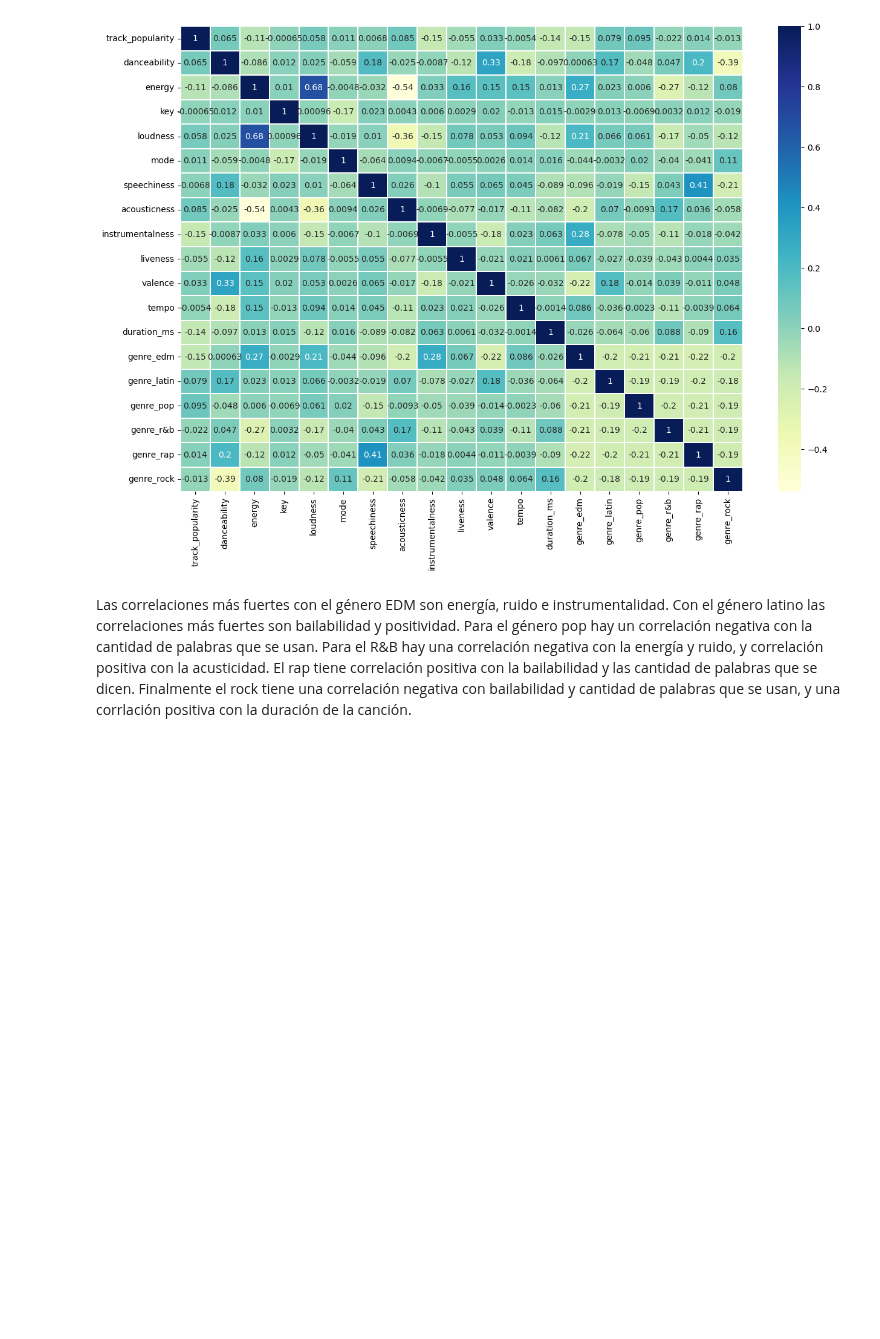
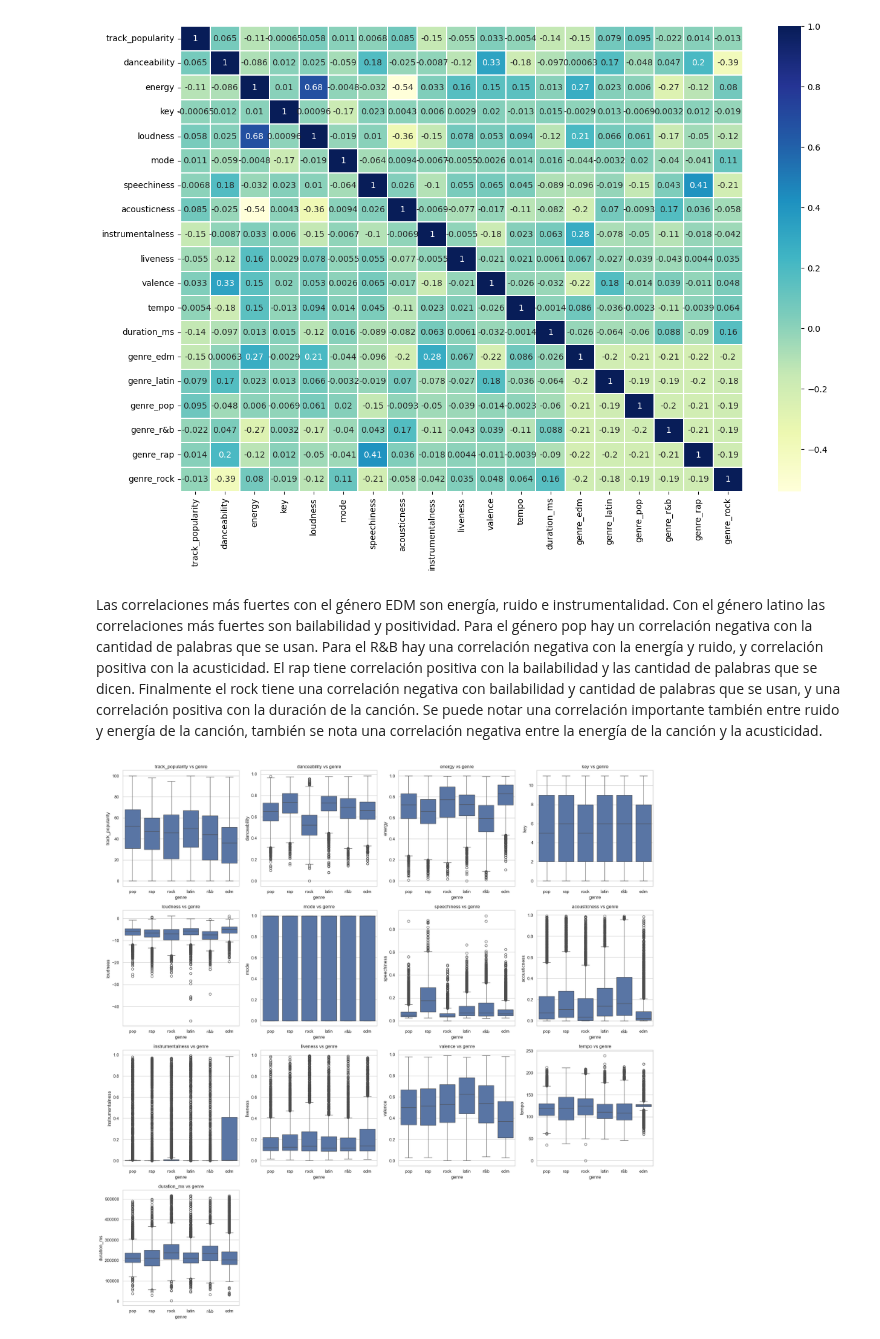
Before and after one commit to AndresOrantes/Portafolio_2_Mod2, a Jupyter notebook: Implementacion.ipynb, the cells around one changed output. Drawn from its saved outputs; the diff is of its cells as text; code cells hidden in the pictures; blank space fills up the shorter version.

```diff
--- a/Implementacion.ipynb
+++ b/Implementacion.ipynb
@@ -120,4 +133,42 @@ dataplot = sb.heatmap(df.corr(), cmap="YlGnBu",linewidths=.1, annot=True)
 # %% [output]
 [figure]
 # %% [markdown]
-Las correlaciones más fuertes con el género EDM son energía, ruido e instrumentalidad. Con el género latino las correlaciones más fuertes son bailabilidad y positividad. Para el género pop hay un correlación negativa con la cantidad de palabras que se usan. Para el R&B hay una correlación negativa con la energía y ruido, y correlación positiva con la acusticidad. El rap tiene correlación positiva con la bailabilidad y las cantidad de palabras que se dicen. Finalmente el rock tiene una correlación negativa con bailabilidad y cantidad de palabras que se usan, y una corrlación positiva con la duración de la canción.
+Las correlaciones más fuertes con el género EDM son energía, ruido e instrumentalidad. Con el género latino las correlaciones más fuertes son bailabilidad y positividad. Para el género pop hay un correlación negativa con la cantidad de palabras que se usan. Para el R&B hay una correlación negativa con la energía y ruido, y correlación positiva con la acusticidad. El rap tiene correlación positiva con la bailabilidad y las cantidad de palabras que se dicen. Finalmente el rock tiene una correlación negativa con bailabilidad y cantidad de palabras que se usan, y una correlación positiva con la duración de la canción. Se puede notar una correlación importante también entre ruido y energía de la canción, también se nota una correlación negativa entre la energía de la canción y la acusticidad.
+# %%
+def plot_features_vs_labels_grid(X, Y, cols=4):
+    sb.set(style="whitegrid")
+
+    # Definir el número de filas y columnas en el grid
+    num_features = len(X.columns)
+    rows = math.ceil(num_features / cols)
+
+    # Crear la figura y los ejes del grid
+    fig, axes = plt.subplots(rows, cols, figsize=(cols * 5, rows * 5))
+    axes = axes.flatten()  # Convertir los ejes en un array plano para iterar fácilmente
+
+    # Recorrer cada columna de X y graficarla
+    for i, column in enumerate(X.columns):
+        ax = axes[i]
+        if pd.api.types.is_numeric_dtype(X[column]):
+            # Si la columna es numérica, usar boxplot
+            sb.boxplot(x=Y, y=X[column], ax=ax)
+            ax.set_title(f"{column} vs {Y.name}")
+        else:
+            # Si la columna es categórica, usar countplot
+            sb.countplot(x=Y, hue=X[column], ax=ax)
+            ax.set_title(f"{column} vs {Y.name}")
+
+        ax.set_xlabel(Y.name)
+        ax.set_ylabel(column)
+
+    # Eliminar las subplots vacías si hay más de las necesarias
+    for j in range(i + 1, len(axes)):
+        fig.delaxes(axes[j])
+
+    # Ajustar el layout para que no se superpongan las gráficas
+    plt.tight_layout()
+    plt.show()
+
+plot_features_vs_labels_grid(x, y, cols=4)
+# %% [output]
+[figure, added]
```
Also changed, not shown: parts of 39 cells of this notebook.
